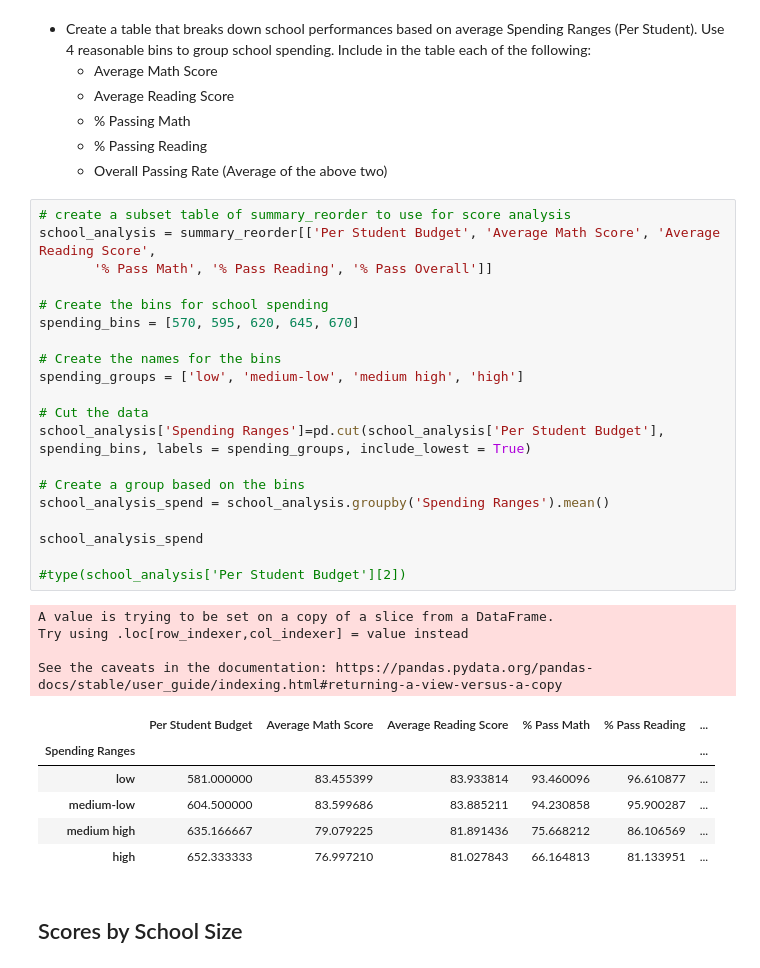
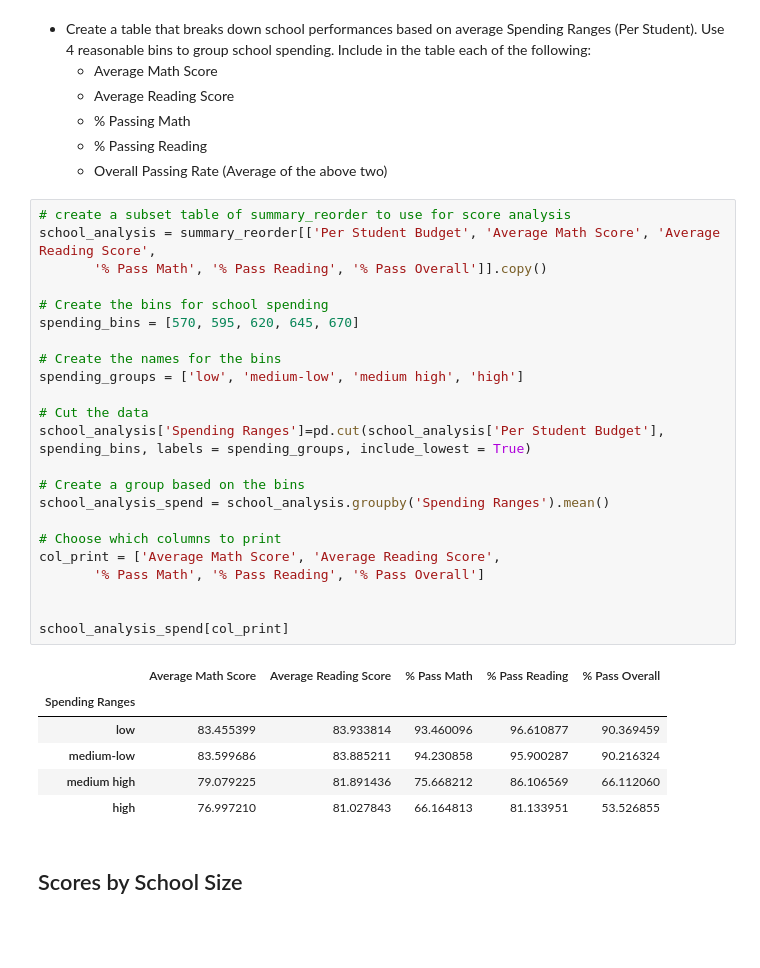
Before and after one commit to KatherineH-cls/pandas-challenge, a Jupyter notebook: PyCitySchools/PyCitySchools.ipynb, the cells around one changed output. Drawn from its saved outputs; the diff is of its cells as text; blank space fills up the shorter version.

Commit message:
eliminated more copy with setting warnings

```diff
--- a/PyCitySchools/PyCitySchools.ipynb
+++ b/PyCitySchools/PyCitySchools.ipynb
@@ -372,34 +372,33 @@ reading_by_grade.style
 # %%
 # create a subset table of summary_reorder to use for score analysis
 school_analysis = summary_reorder[['Per Student Budget', 'Average Math Score', 'Average Reading Score',
-       '% Pass Math', '% Pass Reading', '% Pass Overall']]
+       '% Pass Math', '% Pass Reading', '% Pass Overall']].copy()
 
 # Create the bins for school spending
 spending_bins = [570, 595, 620, 645, 670]
 
 # Create the names for the bins
 spending_groups = ['low', 'medium-low', 'medium high', 'high']
 
 # Cut the data
 school_analysis['Spending Ranges']=pd.cut(school_analysis['Per Student Budget'], spending_bins, labels = spending_groups, include_lowest = True)
 
 # Create a group based on the bins
 school_analysis_spend = school_analysis.groupby('Spending Ranges').mean()
 
-school_analysis_spend
+# Choose which columns to print
+col_print = ['Average Math Score', 'Average Reading Score',
+       '% Pass Math', '% Pass Reading', '% Pass Overall']
 
-#type(school_analysis['Per Student Budget'][2])
+
+school_analysis_spend[col_print]
 # %% [output]
-A value is trying to be set on a copy of a slice from a DataFrame.
-Try using .loc[row_indexer,col_indexer] = value instead
-
-See the caveats in the documentation: https://pandas.pydata.org/pandas-docs/stable/user_guide/indexing.html#returning-a-view-versus-a-copy
-|  | Per Student Budget | Average Math Score | Average Reading Score | % Pass Math | % Pass Reading | ... |
-| Spending Ranges |  |  |  |  |  | ... |
-| low | 581.000000 | 83.455399 | 83.933814 | 93.460096 | 96.610877 | ... |
-| medium-low | 604.500000 | 83.599686 | 83.885211 | 94.230858 | 95.900287 | ... |
-| medium high | 635.166667 | 79.079225 | 81.891436 | 75.668212 | 86.106569 | ... |
-| high | 652.333333 | 76.997210 | 81.027843 | 66.164813 | 81.133951 | ... |
+|  | Average Math Score | Average Reading Score | % Pass Math | % Pass Reading | % Pass Overall |
+| Spending Ranges |  |  |  |  |  |
+| low | 83.455399 | 83.933814 | 93.460096 | 96.610877 | 90.369459 |
+| medium-low | 83.599686 | 83.885211 | 94.230858 | 95.900287 | 90.216324 |
+| medium high | 79.079225 | 81.891436 | 75.668212 | 86.106569 | 66.112060 |
+| high | 76.997210 | 81.027843 | 66.164813 | 81.133951 | 53.526855 |
 # %% [markdown]
 ## Scores by School Size
 # %% [markdown]
```
Also changed, not shown: parts of 1 cell of this notebook.
